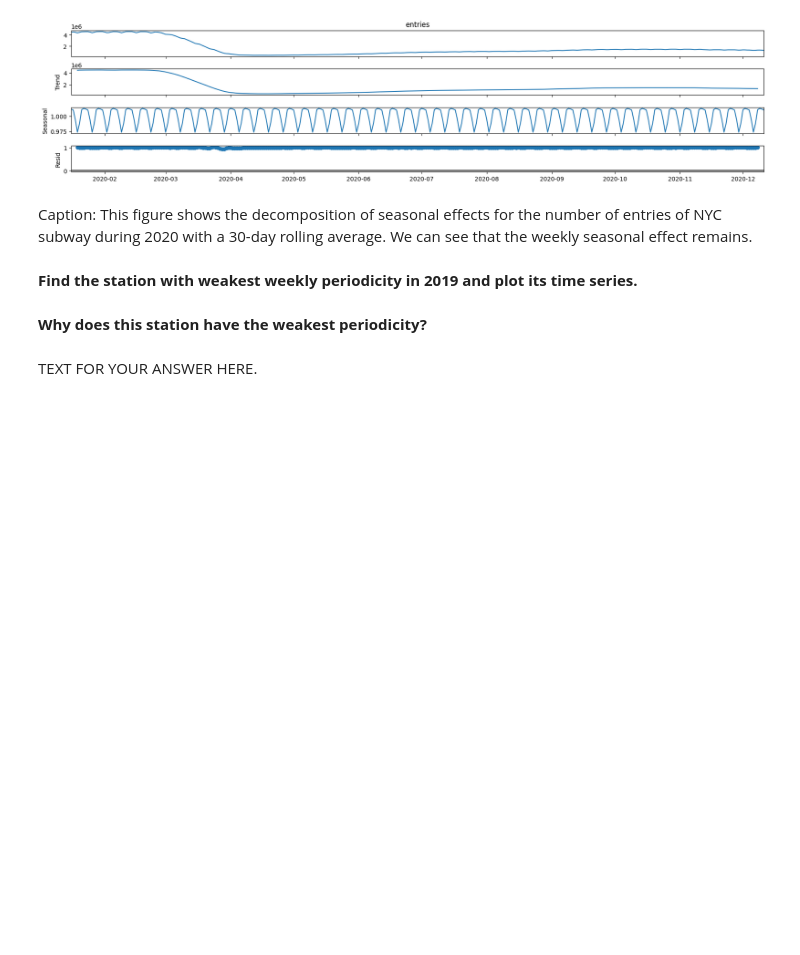
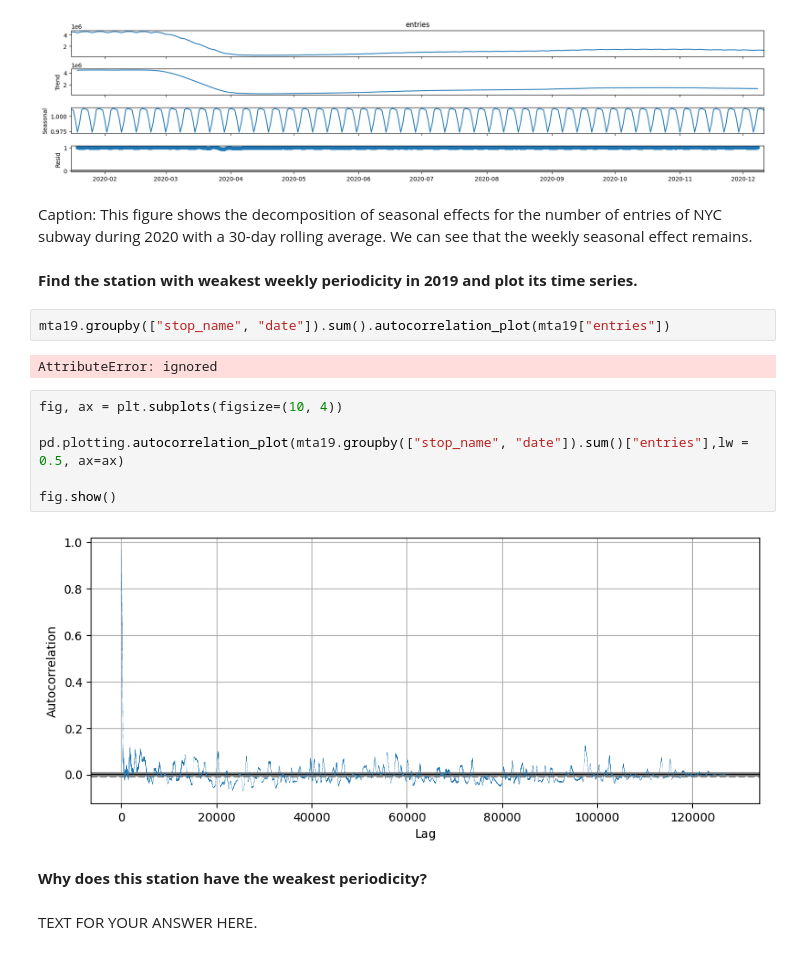
Before and after one commit to ReidelVichot/DSTEP23, a Jupyter notebook: assignments/dstep23_assignment_04_RVichot.ipynb, the cells around one changed output. Cells and saved outputs as stored; diff of their text form; blank space fills up the shorter version.

```diff
--- a/assignments/dstep23_assignment_04_RVichot.ipynb
+++ b/assignments/dstep23_assignment_04_RVichot.ipynb
@@ -385,6 +386,18 @@ fig.set_size_inches(20, 4)
 Caption: This figure shows the decomposition of seasonal effects for the number of entries of NYC subway during 2020 with a 30-day rolling average. We can see that the weekly seasonal effect remains.
 # %% [markdown]
 **Find the station with weakest weekly periodicity in 2019 and plot its time series.**
+# %%
+mta19.groupby(["stop_name", "date"]).sum().autocorrelation_plot(mta19["entries"])
+# %% [output]
+AttributeError: ignored
+# %%
+fig, ax = plt.subplots(figsize=(10, 4))
+
+pd.plotting.autocorrelation_plot(mta19.groupby(["stop_name", "date"]).sum()["entries"],lw = 0.5, ax=ax)
+
+fig.show()
+# %% [output]
+[figure, added]
 # %% [markdown]
 **Why does this station have the weakest periodicity?**
 # %% [markdown]
```
Also changed, not shown: parts of 21 cells of this notebook.
